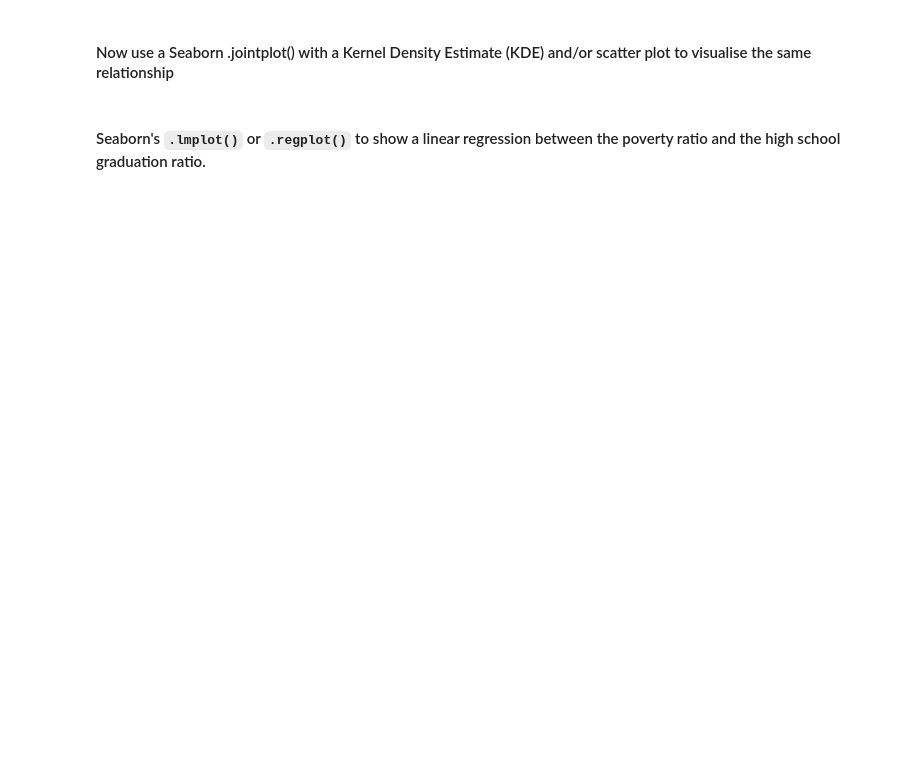
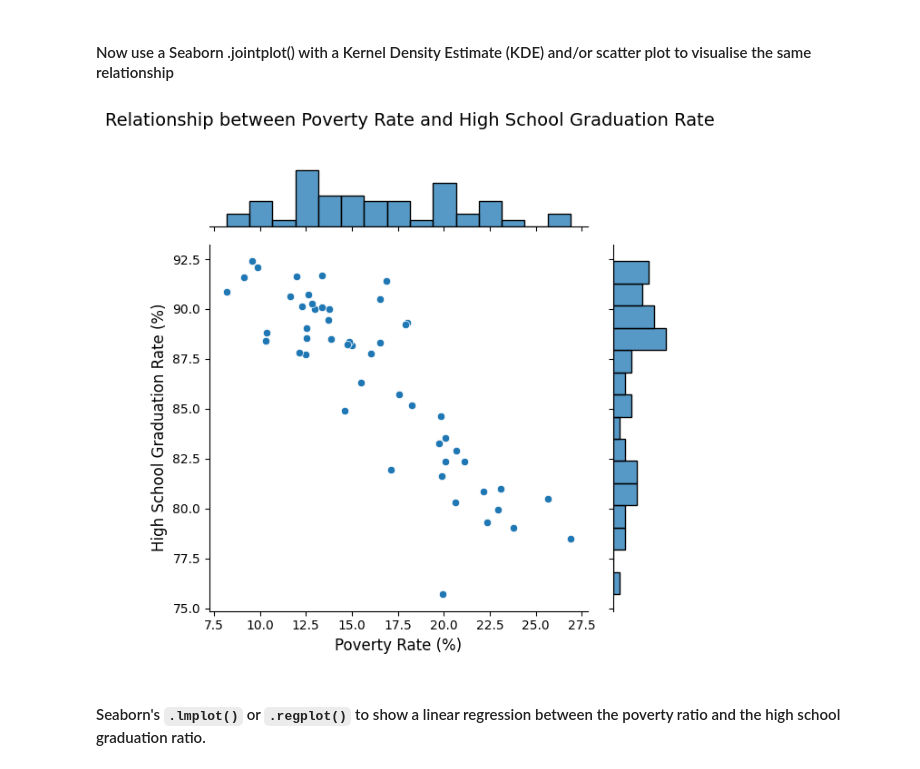
Before and after one commit to chrisZerv/Analyse-Deaths-involving-Police-in-the-United-States, a Jupyter notebook: Fatal_Force.ipynb, the cells around one changed output. Saved outputs shown, nothing was run; the diff lists cells and outputs as text; code cells hidden in the pictures; blank space fills up the shorter version.

```diff
--- a/Fatal_Force.ipynb
+++ b/Fatal_Force.ipynb
@@ -267,4 +312,22 @@ The state with the highest high school graduation rate is MA with a rate of 92.4
 # %% [markdown]
 #### Now use a Seaborn .jointplot() with a Kernel Density Estimate (KDE) and/or scatter plot to visualise the same relationship
+# %%
+sns.jointplot(
+    data=merged_data,
+    x='poverty_rate',
+    y='percent_completed_hs',
+    kind='scatter',  # Can be changed to 'kde' or 'hex' for different styles
+    marginal_kws=dict(bins=15, fill=True)
+)
+
+plt.suptitle('Relationship between Poverty Rate and High School Graduation Rate', y=1.02, fontsize=14)
+plt.xlabel('Poverty Rate (%)', fontsize=12)
+plt.ylabel('High School Graduation Rate (%)', fontsize=12)
+
+# Show the plot
+plt.tight_layout()
+plt.show()
+# %% [output]
+[figure, added]
 # %% [markdown]
 #### Seaborn's `.lmplot()` or `.regplot()` to show a linear regression between the poverty ratio and the high school graduation ratio.
```
Also changed, not shown: parts of 31 cells of this notebook.
